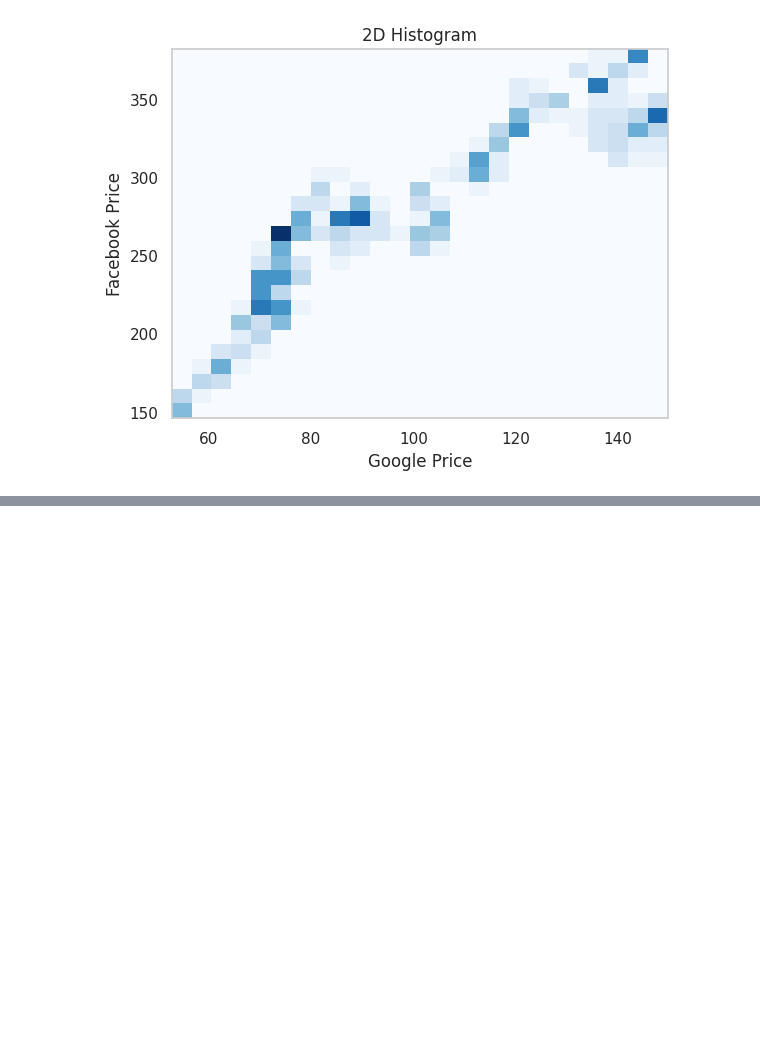
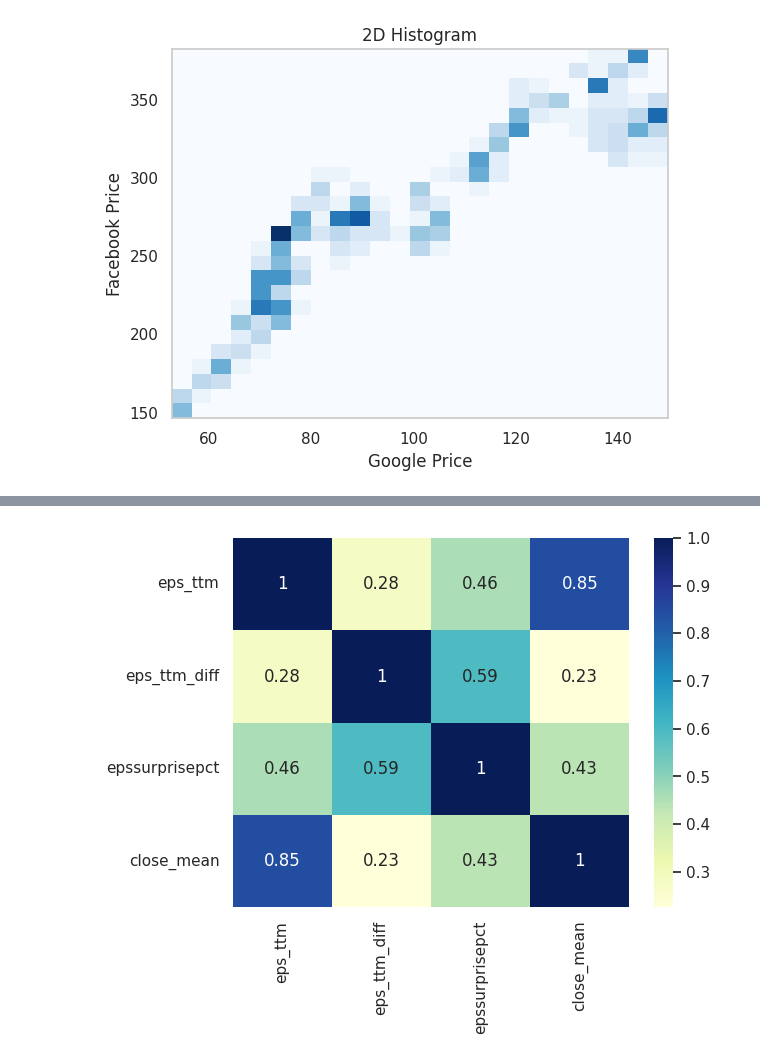
Before and after one commit to hajju0617/Data-Analysis-Study, a Jupyter notebook: python_data_processing_and_visualization.ipynb, the cells around one changed output, grey strips where cells are left out. Saved outputs shown, nothing was run; the diff lists cells and outputs as text; code cells hidden in the pictures; blank space fills up the shorter version.

```diff
--- a/python_data_processing_and_visualization.ipynb
+++ b/python_data_processing_and_visualization.ipynb
@@ -1321,0 +1348,5 @@ plt.show()
+# %%
+price_earning = pd.read_csv("price_earning.csv")
+corr = price_earning[["eps_ttm",	"eps_ttm_diff",
+                      "epssurprisepct",	"close_mean"]].corr()
+corr
@@ -1321,0 +1359,6 @@ plt.show()
+# %%
+# 상관계수로 히트맵 그림.
+sns.heatmap(corr, cmap="YlGnBu", annot=True)
+plt.show()
+# %% [output]
+[figure, added]
```
Also changed, not shown: parts of 17 cells of this notebook.
